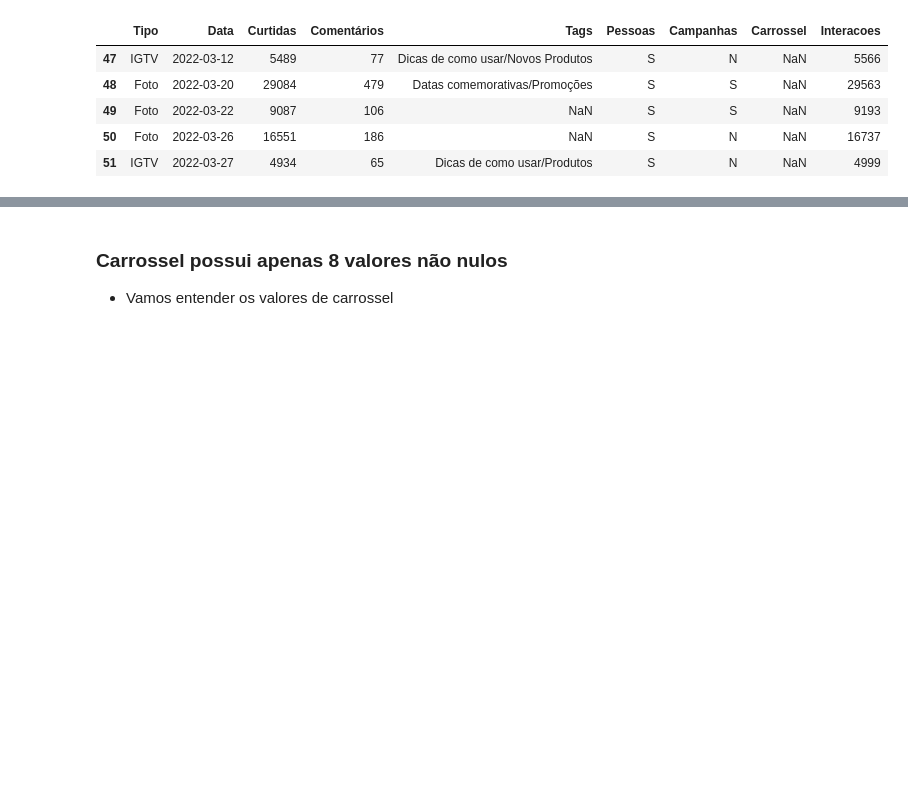
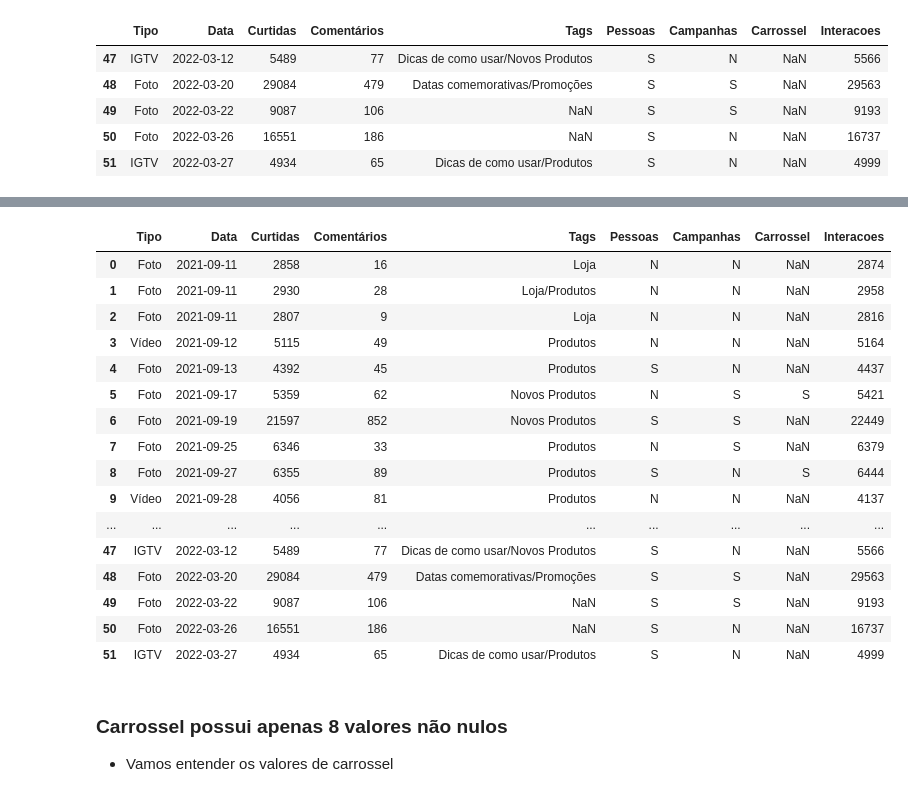
Before and after one commit to jharbes/hashtagDatascience, a Jupyter notebook: 005-analisando_o_engajamento_do_instagram/01-explicando_o_projeto/analisando_o_engajamento_do_instagram-arquivo_inicial.ipynb, the cells around one changed output, grey strips where cells are left out. Drawn from its saved outputs; the diff is of its cells as text; code cells hidden in the pictures; blank space fills up the shorter version.

```diff
--- a/005-analisando_o_engajamento_do_instagram/01-explicando_o_projeto/analisando_o_engajamento_do_instagram-arquivo_inicial.ipynb
+++ b/005-analisando_o_engajamento_do_instagram/01-explicando_o_projeto/analisando_o_engajamento_do_instagram-arquivo_inicial.ipynb
@@ -64,5 +83,24 @@ display(df.tail())
 # %%
 # Se a base for pequena, o display mostra a base completa
+display(df)
+# %% [output]
+|  | Tipo | Data | Curtidas | Comentários | Tags | Pessoas | Campanhas | Carrossel | Interacoes |
+| 0 | Foto | 2021-09-11 | 2858 | 16 | Loja | N | N | NaN | 2874 |
+| 1 | Foto | 2021-09-11 | 2930 | 28 | Loja/Produtos | N | N | NaN | 2958 |
+| 2 | Foto | 2021-09-11 | 2807 | 9 | Loja | N | N | NaN | 2816 |
+| 3 | Vídeo | 2021-09-12 | 5115 | 49 | Produtos | N | N | NaN | 5164 |
+| 4 | Foto | 2021-09-13 | 4392 | 45 | Produtos | S | N | NaN | 4437 |
+| 5 | Foto | 2021-09-17 | 5359 | 62 | Novos Produtos | N | S | S | 5421 |
+| 6 | Foto | 2021-09-19 | 21597 | 852 | Novos Produtos | S | S | NaN | 22449 |
+| 7 | Foto | 2021-09-25 | 6346 | 33 | Produtos | N | S | NaN | 6379 |
+| 8 | Foto | 2021-09-27 | 6355 | 89 | Produtos | S | N | S | 6444 |
+| 9 | Vídeo | 2021-09-28 | 4056 | 81 | Produtos | N | N | NaN | 4137 |
+| ... | ... | ... | ... | ... | ... | ... | ... | ... | ... |
+| 47 | IGTV | 2022-03-12 | 5489 | 77 | Dicas de como usar/Novos Produtos | S | N | NaN | 5566 |
+| 48 | Foto | 2022-03-20 | 29084 | 479 | Datas comemorativas/Promoções | S | S | NaN | 29563 |
+| 49 | Foto | 2022-03-22 | 9087 | 106 | NaN | S | S | NaN | 9193 |
+| 50 | Foto | 2022-03-26 | 16551 | 186 | NaN | S | N | NaN | 16737 |
+| 51 | IGTV | 2022-03-27 | 4934 | 65 | Dicas de como usar/Produtos | S | N | NaN | 4999 |
 # %%
 # Verificando as informações
 # %% [markdown]
```
Also changed, not shown: parts of 1 cell of this notebook, 1 other file.
